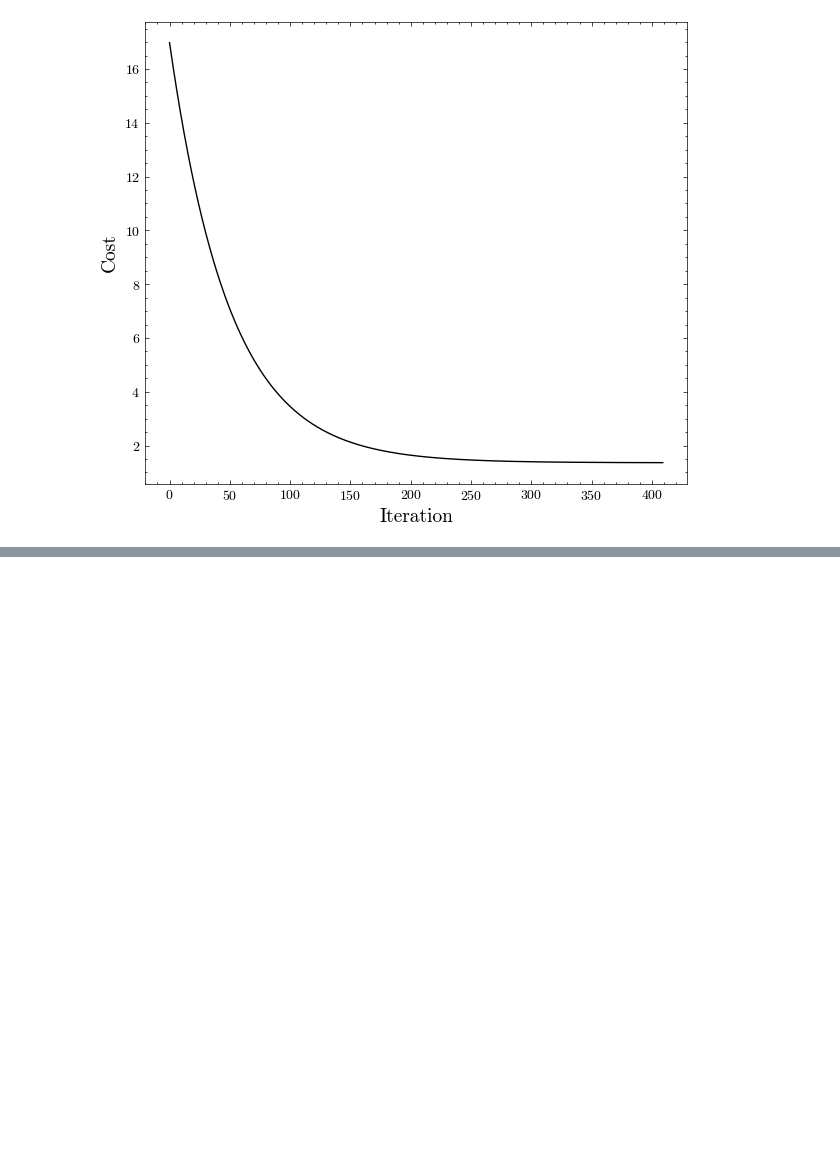
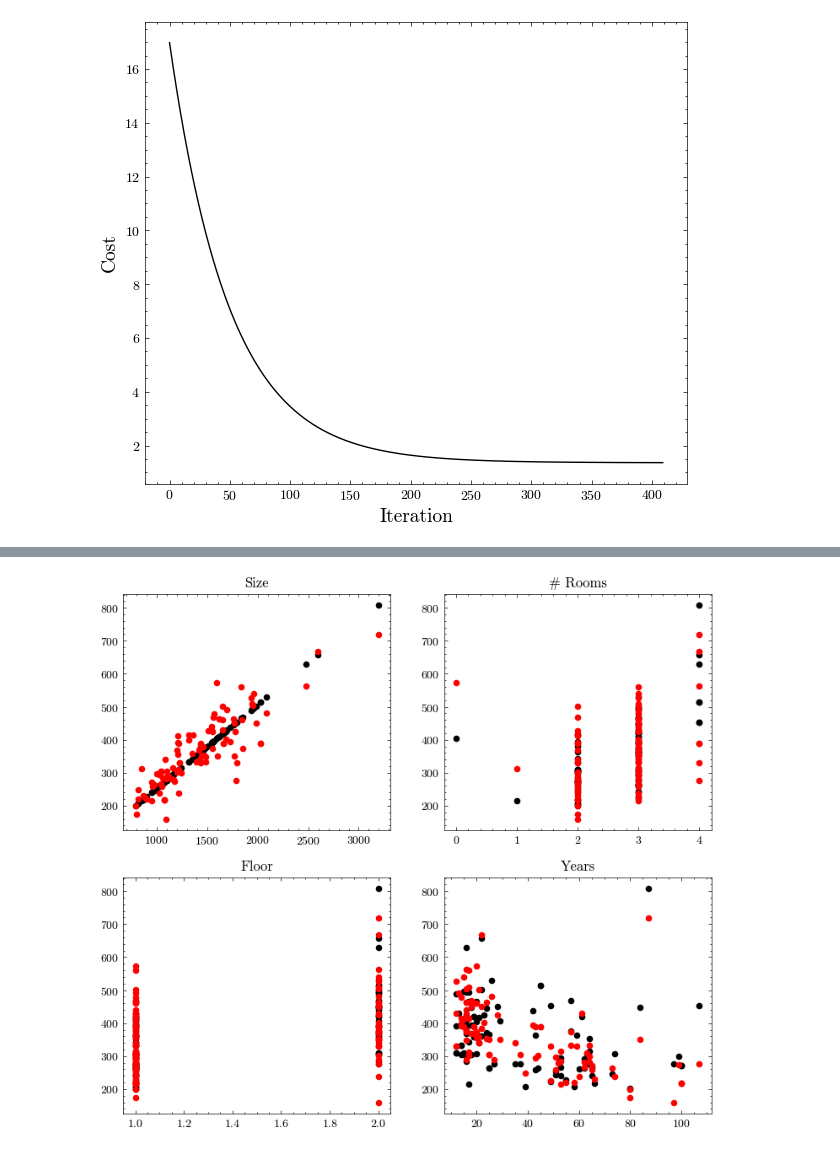
Before and after one commit to DCI-alxogm/ml2023-PotterSR, a Jupyter notebook: Sep01-02/Clase2Sep.ipynb, the cells around one changed output, grey strips where cells are left out. Saved outputs shown, nothing was run; the diff lists cells and outputs as text; code cells hidden in the pictures; blank space fills up the shorter version.

```diff
--- a/Sep01-02/Clase2Sep.ipynb
+++ b/Sep01-02/Clase2Sep.ipynb
@@ -126,0 +240,37 @@ plt.ylabel('Cost', fontsize = 14);
+# %%
+tp = 0
+
+for i in range(len(w_h-1)):
+    if i == 0:
+        tp += w_h[i]
+    else:
+        tp += xh[i-1]*w_h[i]
+# %%
+fig = plt.figure(figsize=(9, 8))
+ax = fig.subplots(2,2)
+
+ax[0,0].scatter(xh[0], tp, s=20, color='black')
+ax[0,0].set_title('Size')
+
+ax[0,1].scatter(xh[1], tp, s=20, color='black')
+ax[0,1].set_title('# Rooms')
+
+ax[1,0].scatter(xh[2], tp, s=20, color='black')
+ax[1,0].set_title('Floor')
+
+ax[1,1].scatter(xh[3], tp, s=20, color='black')
+ax[1,1].set_title('Years')
+
+ax[0,0].scatter(xh[0], th, s=20, color='red')
+ax[0,0].set_title('Size')
+
+ax[0,1].scatter(xh[1], th, s=20, color='red')
+ax[0,1].set_title('# Rooms')
+
+ax[1,0].scatter(xh[2], th, s=20, color='red')
+ax[1,0].set_title('Floor')
+
+ax[1,1].scatter(xh[3], th, s=20, color='red')
+ax[1,1].set_title('Years');
+# %% [output]
+[figure, added]
```
Also changed, not shown: parts of 12 cells of this notebook.
